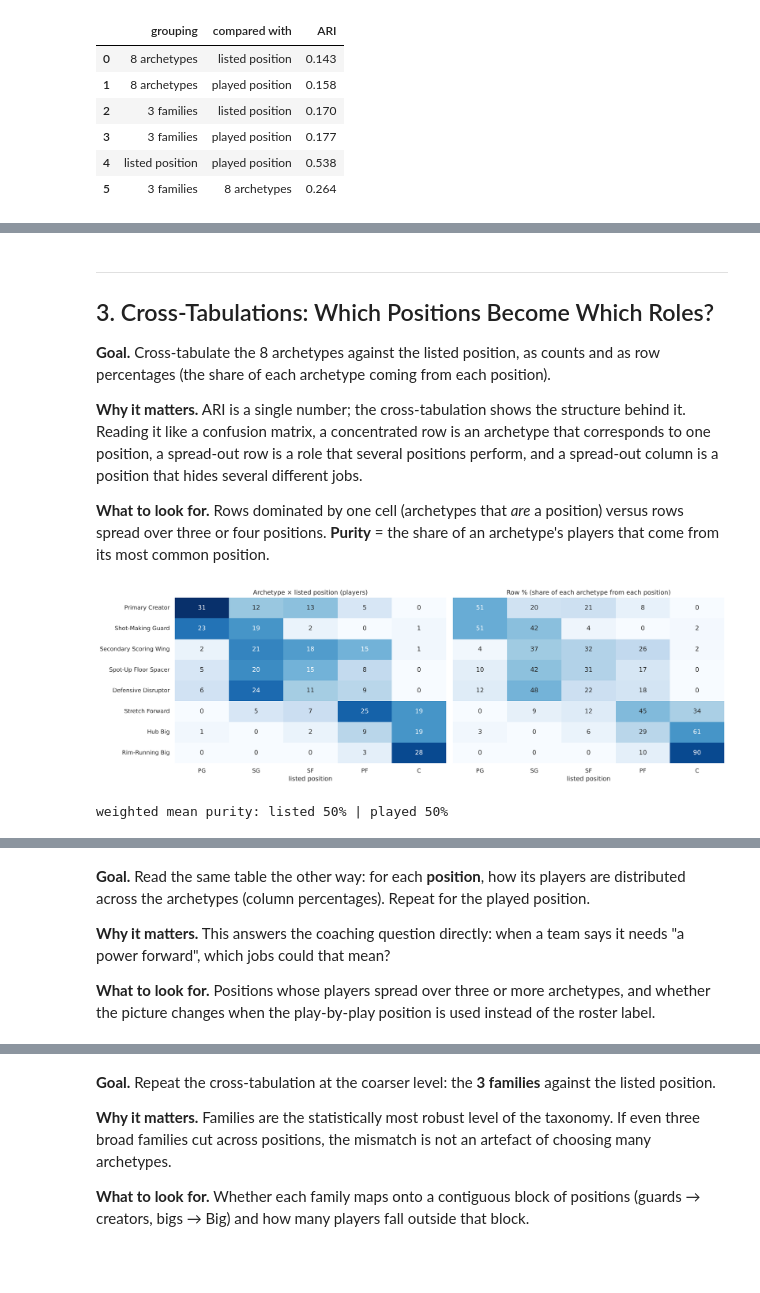
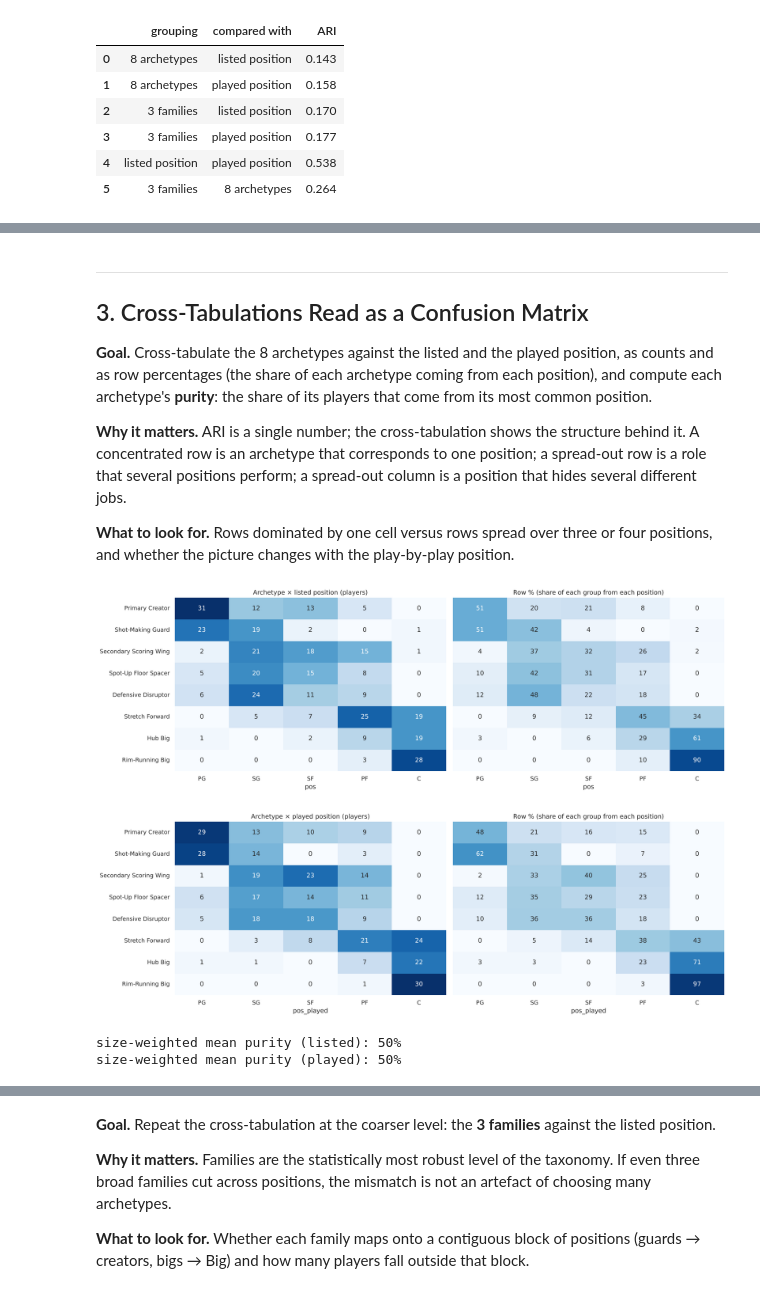
Before and after one commit to nirelkat/NBA_ModernAge_Position, a Jupyter notebook: notebooks/06_Validation.ipynb, the cells around one changed output, grey strips where cells are left out. Drawn from its saved outputs; the diff is of its cells as text; code cells hidden in the pictures; blank space fills up the shorter version.

```diff
--- a/notebooks/06_Validation.ipynb
+++ b/notebooks/06_Validation.ipynb
@@ -153,12 +163,12 @@ for a, b in pairs[:4]:
     n = null[(a, b)]
     perm_rows.append({'grouping': a, 'compared with': b, 'observed ARI': obs, 'null mean': n.mean(),
                       'null sd': n.std(), 'null max': n.max(), 'z vs. null': (obs - n.mean()) / n.std(),
-                      'p (one-sided)': ((n >= obs).sum() + 1) / (N_PERM + 1)})
+                      'p (permutation)': ((n >= obs).sum() + 1) / (N_PERM + 1)})
 perm = pd.DataFrame(perm_rows)
 
 fig, axes = plt.subplots(1, 4, figsize=(19, 3.8), sharey=True)
 for ax, (a, b), r in zip(axes, pairs[:4], perm_rows):
-    ax.hist(null[(a, b)], bins=30, color='lightgrey', edgecolor='grey', label='shuffled labels')
+    ax.hist(null[(a, b)], bins=30, color='grey', edgecolor='grey', label='shuffled labels')
     ax.axvline(r['observed ARI'], color='crimson', lw=2.5, label=f"observed = {r['observed ARI']:.3f}")
     ax.axvline(adjusted_rand_score(LABELS['listed position'], LABELS['played position']), color='black', ls='--',
                lw=1.2, label='listed vs. played position')
@@ -167,6 +177,6 @@ for ax, (a, b), r in zip(axes, pairs[:4], perm_rows):
 axes[0].set_ylabel(f'count ({N_PERM} shuffles)')
 plt.suptitle('Observed ARI vs. the chance distribution (labels shuffled, group sizes kept)', y=1.03)
 plt.tight_layout(); plt.show()
-perm.round({'observed ARI': 3, 'null mean': 4, 'null sd': 4, 'null max': 4, 'z vs. null': 1, 'p (one-sided)': 4})
+perm.round({'observed ARI': 3, 'null mean': 4, 'null sd': 4, 'null max': 4, 'z vs. null': 1, 'p (permutation)': 4})
 # %% [output]
 [figure]
@@ -195,42 +201,47 @@ perm.round({'observed ARI': 3, 'null mean': 4, 'null sd': 4, 'null max': 4, 'z v
 # %% [markdown]
 ---
-## 3. Cross-Tabulations: Which Positions Become Which Roles?
+## 3. Cross-Tabulations Read as a Confusion Matrix
 
-**Goal.** Cross-tabulate the 8 archetypes against the listed position, as counts and as row percentages (the share of
-each archetype coming from each position).
+**Goal.** Cross-tabulate the 8 archetypes against the listed and the played position, as counts and as row
+percentages (the share of each archetype coming from each position), and compute each archetype's **purity**: the
+share of its players that come from its most common position.
 
-**Why it matters.** ARI is a single number; the cross-tabulation shows the structure behind it. Reading it like a
-confusion matrix, a concentrated row is an archetype that corresponds to one position, a spread-out row is a role that
-several positions perform, and a spread-out column is a position that hides several different jobs.
+**Why it matters.** ARI is a single number; the cross-tabulation shows the structure behind it. A concentrated row is
+an archetype that corresponds to one position; a spread-out row is a role that several positions perform; a
+spread-out column is a position that hides several different jobs.
 
-**What to look for.** Rows dominated by one cell (archetypes that *are* a position) versus rows spread over three or
-four positions. **Purity** = the share of an archetype's players that come from its most common position.
+**What to look for.** Rows dominated by one cell versus rows spread over three or four positions, and whether the
+picture changes with the play-by-play position.
 # %%
+def heat_pair(table, title, cmap):
+    pct = table.div(table.sum(axis=1), axis=0) * 100
+    fig, ax = plt.subplots(1, 2, figsize=(17, 0.55 * len(table) + 1.3))
+    sns.heatmap(table, annot=True, fmt='d', cmap=cmap, cbar=False, ax=ax[0])
+    ax[0].set(title=f'{title} (players)', ylabel='')
+    sns.heatmap(pct, annot=True, fmt='.0f', cmap=cmap, cbar=False, vmin=0, vmax=100, ax=ax[1])
+    ax[1].set(title='Row % (share of each group from each position)', ylabel='')
+    ax[1].set_yticklabels([])
+    plt.tight_layout(); plt.show()
+
 ct = pd.crosstab(arch['archetype'], arch['pos']).loc[ORDER, POS_ORDER]
-row_pct = ct.div(ct.sum(axis=1), axis=0) * 100
-
-fig, ax = plt.subplots(1, 2, figsize=(17, 5.5))
-sns.heatmap(ct, annot=True, fmt='d', cmap='Blues', cbar=False, ax=ax[0])
-ax[0].set(title='Archetype × listed position (players)', xlabel='listed position', ylabel='')
-sns.heatmap(row_pct, annot=True, fmt='.0f', cmap='Blues', cbar=False, vmin=0, vmax=100, ax=ax[1])
-ax[1].set(title='Row % (share of each archetype from each position)', xlabel='listed position', ylabel='')
-ax[1].set_yticklabels([])
-plt.tight_layout(); plt.show()
+ct_played = pd.crosstab(arch['archetype'], arch['pos_played']).loc[ORDER, POS_ORDER]
+heat_pair(ct, 'Archetype × listed position', 'Blues')
+heat_pair(ct_played, 'Archetype × played position', 'Blues')
 
 def purity(table):
-    return pd.DataFrame({'players': table.sum(axis=1),
-                         'most common position': table.idxmax(axis=1),
+    return pd.DataFrame({'players': table.sum(axis=1), 'most common position': table.idxmax(axis=1),
                          'purity %': (table.max(axis=1) / table.sum(axis=1) * 100).round(0),
                          'positions with ≥ 3 players': (table >= 3).sum(axis=1)})
 
-ct_played = pd.crosstab(arch['archetype'], arch['pos_played']).loc[ORDER, POS_ORDER]
 pur = purity(ct).join(purity(ct_played)[['most common position', 'purity %']], rsuffix=' (played)')
-print(f'weighted mean purity: listed {(pur["purity %"] * pur["players"]).sum() / pur["players"].sum():.0f}% | '
-      f'played {(pur["purity % (played)"] * pur["players"]).sum() / pur["players"].sum():.0f}%')
+for col, lab in [('purity %', 'listed'), ('purity % (played)', 'played')]:
+    print(f'size-weighted mean purity ({lab}): {(pur[col] * pur["players"]).sum() / pur["players"].sum():.0f}%')
 pur
 # %% [output]
-[figure, old version]
+[figure, new version]
+[figure, added]
-weighted mean purity: listed 50% | played 50%
+size-weighted mean purity (listed): 50%
+size-weighted mean purity (played): 50%
 |  | players | most common position | purity % | positions with ≥ 3 players | most common position (played) | ... |
 | archetype |  |  |  |  |  | ... |
 | Primary Creator | 61 | PG | 51.0 | 4 | PG | ... |
@@ -241,12 +252,3 @@ weighted mean purity: listed 50% | played 50%
 | Stretch Forward | 56 | PF | 45.0 | 4 | C | ... |
 | Hub Big | 31 | C | 61.0 | 2 | C | ... |
 | Rim-Running Big | 31 | C | 90.0 | 2 | C | ... |
-# %% [markdown]
-**Goal.** Read the same table the other way: for each **position**, how its players are distributed across the
-archetypes (column percentages). Repeat for the played position.
-
-**Why it matters.** This answers the coaching question directly: when a team says it needs "a power forward", which
-jobs could that mean?
-
-**What to look for.** Positions whose players spread over three or more archetypes, and whether the picture changes
-when the play-by-play position is used instead of the roster label.
```
Also changed, not shown: parts of 40 cells of this notebook, 3 other files.
